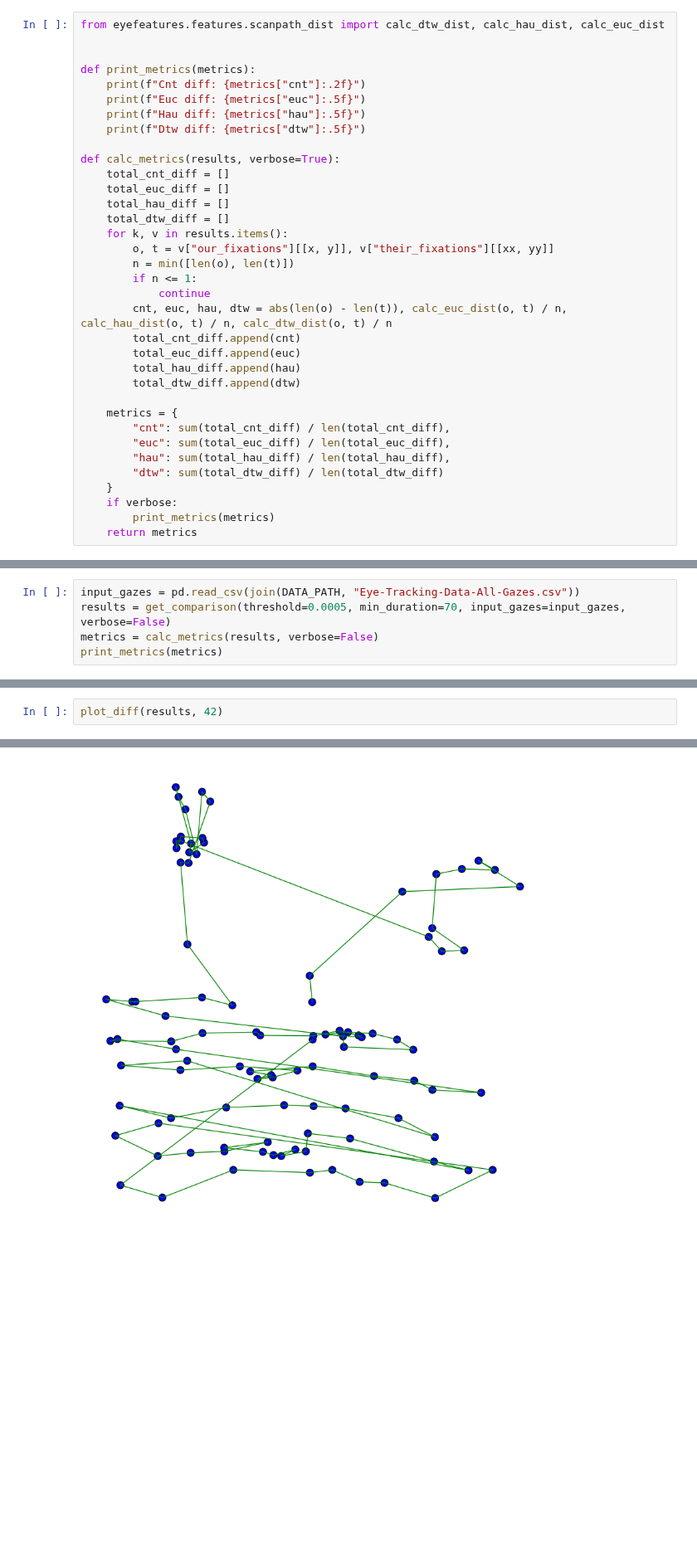
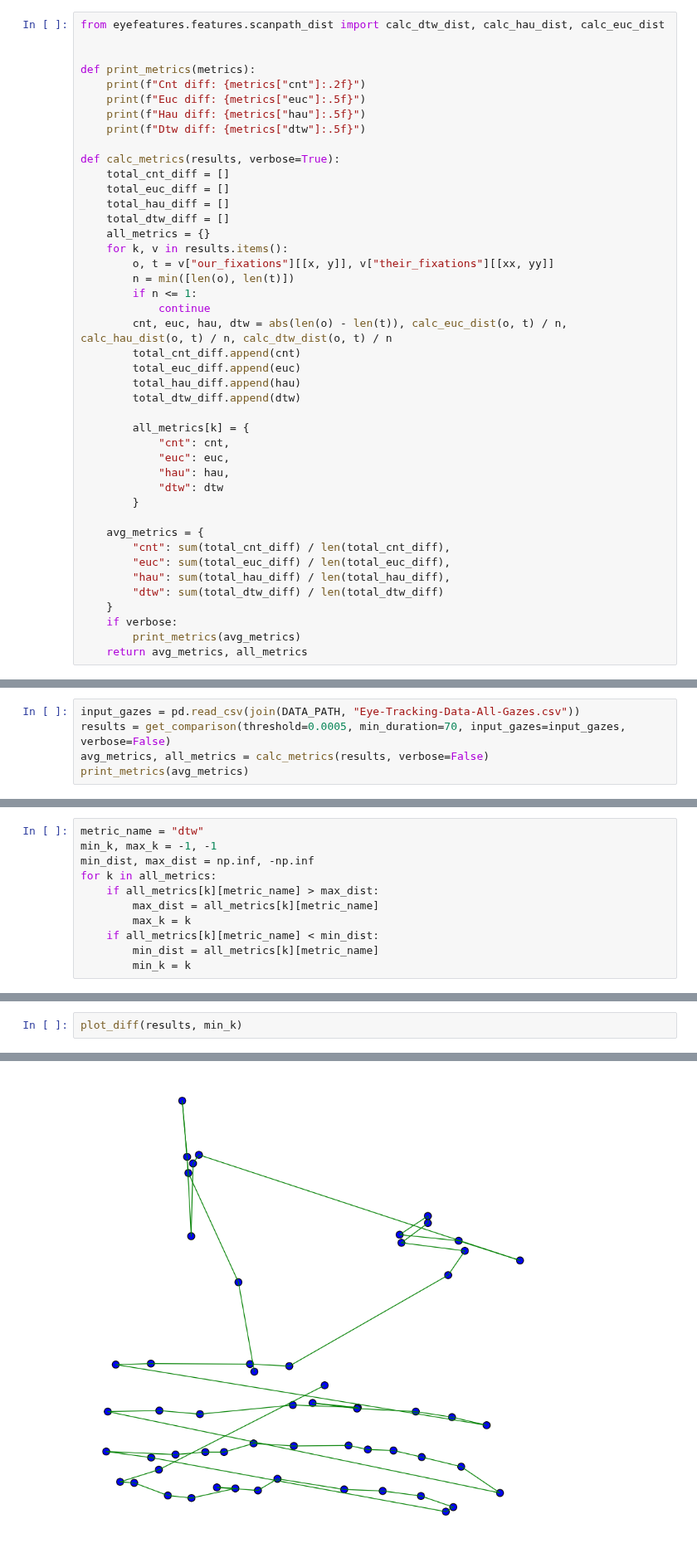
Before and after one commit to hse-scila/EyeFeatures, a Jupyter notebook: experiments/fixation_extraction.ipynb, the cells around one changed output, grey strips where cells are left out. Shown at 83% size. Drawn from its saved outputs; the diff is of its cells as text; blank space fills up the shorter version.

Commit message:
Add plots

```diff
--- a/experiments/fixation_extraction.ipynb
+++ b/experiments/fixation_extraction.ipynb
@@ -196,6 +194,7 @@ def calc_metrics(results, verbose=True):
     total_euc_diff = []
     total_hau_diff = []
     total_dtw_diff = []
+    all_metrics = {}
     for k, v in results.items():
         o, t = v["our_fixations"][[x, y]], v["their_fixations"][[xx, yy]]
         n = min([len(o), len(t)])
@@ -207,13 +206,20 @@ def calc_metrics(results, verbose=True):
         total_hau_diff.append(hau)
         total_dtw_diff.append(dtw)
 
-    metrics = {
+        all_metrics[k] = {
+            "cnt": cnt,
+            "euc": euc,
+            "hau": hau,
+            "dtw": dtw
+        }
+
+    avg_metrics = {
         "cnt": sum(total_cnt_diff) / len(total_cnt_diff),
         "euc": sum(total_euc_diff) / len(total_euc_diff),
         "hau": sum(total_hau_diff) / len(total_hau_diff),
         "dtw": sum(total_dtw_diff) / len(total_dtw_diff)
     }
     if verbose:
-        print_metrics(metrics)
-    return metrics
+        print_metrics(avg_metrics)
+    return avg_metrics, all_metrics
 # %% [markdown]
@@ -221,8 +229,8 @@ def calc_metrics(results, verbose=True):
 # %%
 input_gazes = pd.read_csv(join(DATA_PATH, "Eye-Tracking-Data-All-Gazes.csv"))
 results = get_comparison(threshold=0.0005, min_duration=70, input_gazes=input_gazes, verbose=False)
-metrics = calc_metrics(results, verbose=False)
-print_metrics(metrics)
+avg_metrics, all_metrics = calc_metrics(results, verbose=False)
+print_metrics(avg_metrics)
 # %% [output]
 Cnt diff: 9.54
 Euc diff: 0.11503
@@ -230,0 +241,11 @@ Dtw diff: 0.06094
+# %%
+metric_name = "dtw"
+min_k, max_k = -1, -1
+min_dist, max_dist = np.inf, -np.inf
+for k in all_metrics:
+    if all_metrics[k][metric_name] > max_dist:
+        max_dist = all_metrics[k][metric_name]
+        max_k = k
+    if all_metrics[k][metric_name] < min_dist:
+        min_dist = all_metrics[k][metric_name]
+        min_k = k
@@ -231,5 +258,5 @@ Dtw diff: 0.06094
 # %%
-plot_diff(results, 42)
+plot_diff(results, min_k)
 # %% [output]
 OUR
 THEIRS
@@ -237 +264 @@ THEIRS
-[figure, old version]
+[figure, new version]
```
Also changed, not shown: parts of 12 cells of this notebook.
